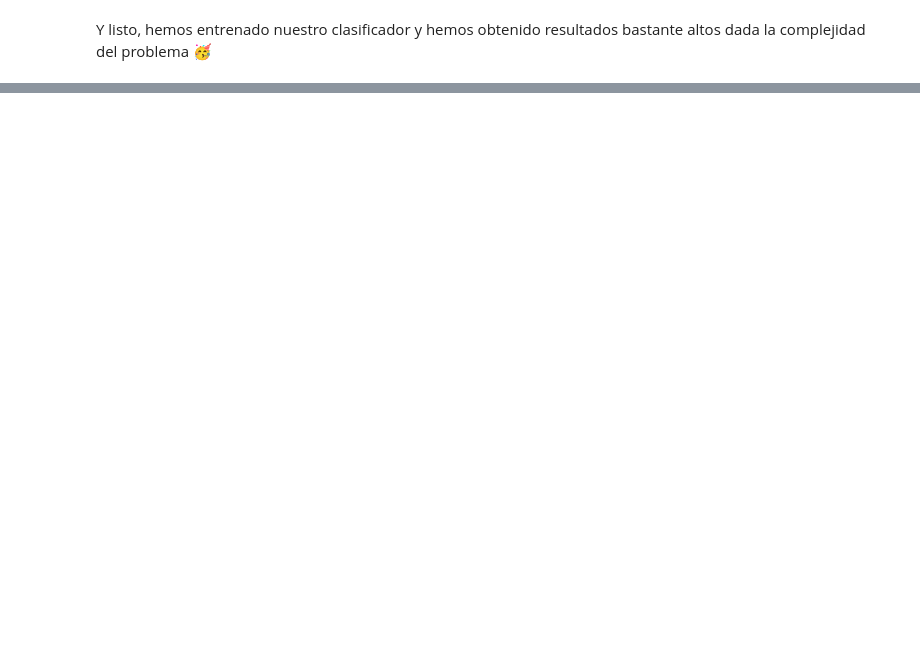
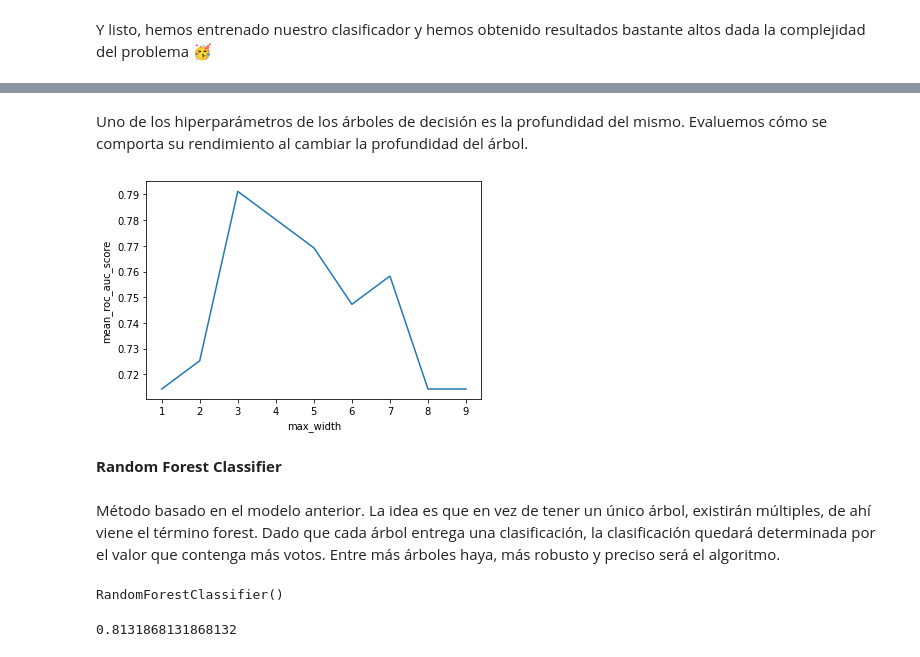
Before and after one commit to fvillena/biocompu, a Jupyter notebook: clases practicas/Clase_práctica_1.ipynb, the cells around one changed output, grey strips where cells are left out. Saved outputs shown, nothing was run; the diff lists cells and outputs as text; code cells hidden in the pictures; blank space fills up the shorter version.

```diff
--- a/clases practicas/Clase_práctica_1.ipynb
+++ b/clases practicas/Clase_práctica_1.ipynb
@@ -431,0 +352,2 @@ De los resultados podemos ver que el algoritmo que obtuvo mejor rendimiento fue
+# %%
+predictions = svc_model.predict(X_test)
@@ -431,0 +444,28 @@ De los resultados podemos ver que el algoritmo que obtuvo mejor rendimiento fue
+# %% [markdown]
+Uno de los hiperparámetros de los árboles de decisión es la profundidad del mismo. Evaluemos cómo se comporta su rendimiento al cambiar la profundidad del árbol.
+# %%
+depths = range(1,10)
+performances = []
+for depth in depths:
+    current_tree = DecisionTreeClassifier( # Instanciamos nuestro árbol de decisión.
+    max_depth=depth, # Forzamos que nuestro árbol sólo tenga 3 niveles de profundidad.
+    random_state = 11
+    )
+    current_tree.fit(X_train, Y_train)
+    predictions = current_tree.predict(X_test)
+
+    performances.append(accuracy_score(Y_test, predictions))
+# %%
+plt.plot(
+    depths,
+    performances
+)
+plt.xlabel("max_width")
+plt.ylabel("mean_roc_auc_score")
+plt.show()
+# %% [output]
+[figure, added]
+# %% [markdown]
+**Random Forest Classifier**
+# %% [markdown]
+Método basado en el modelo anterior. La idea es que en vez de tener un único árbol, existirán múltiples, de ahí viene el término forest. Dado que cada árbol entrega una clasificación, la clasificación quedará determinada por el valor que contenga más votos. Entre más árboles haya, más robusto y preciso será el algoritmo.
@@ -431,0 +474,5 @@ De los resultados podemos ver que el algoritmo que obtuvo mejor rendimiento fue
+# %%
+rf = RandomForestClassifier()
+rf.fit(X_train, Y_train)
+# %% [output]
+RandomForestClassifier()
@@ -431,0 +481,4 @@ De los resultados podemos ver que el algoritmo que obtuvo mejor rendimiento fue
+# %%
+accuracy_score(Y_test, rf_predictions)
+# %% [output]
+0.8131868131868132
```
Also changed, not shown: parts of 60 cells of this notebook, 2 other files.
